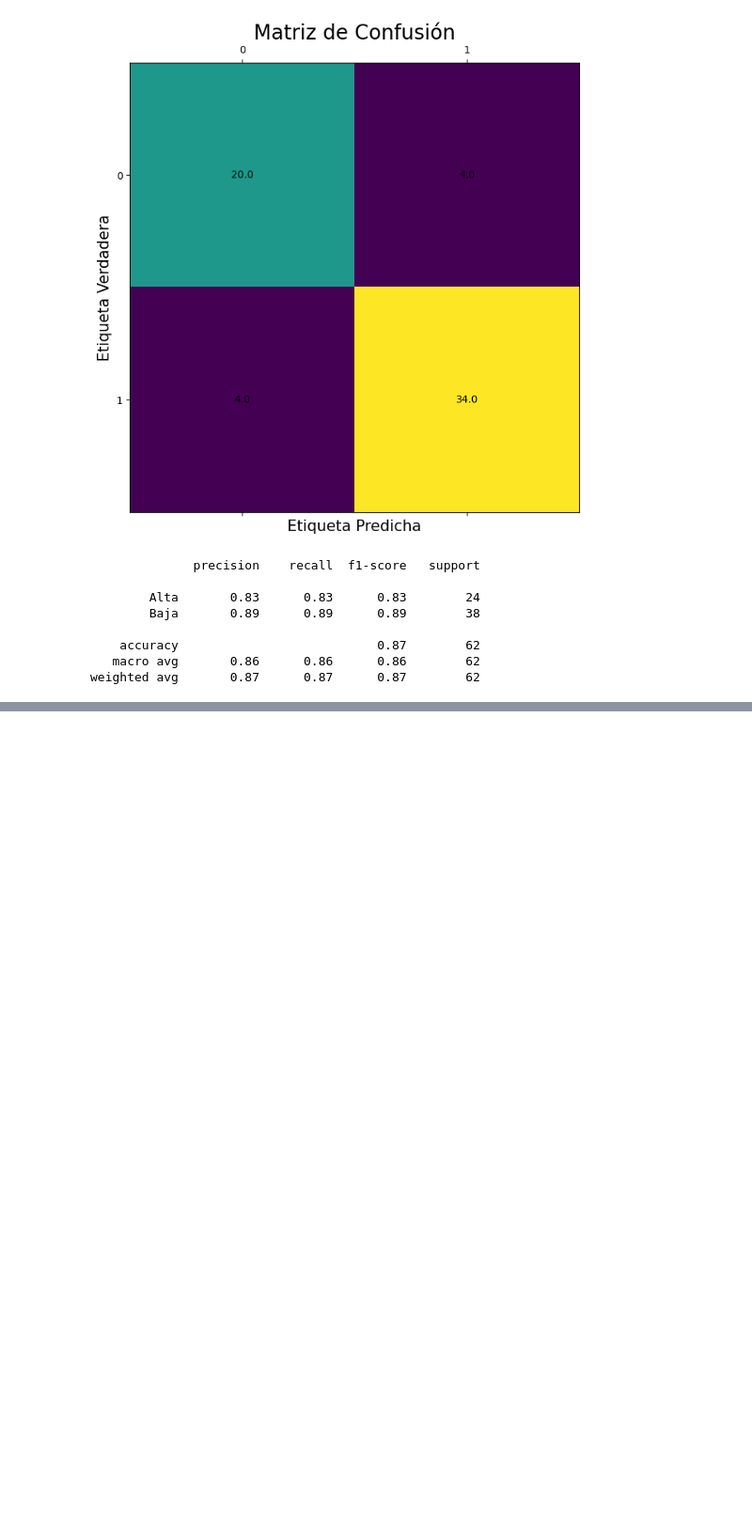
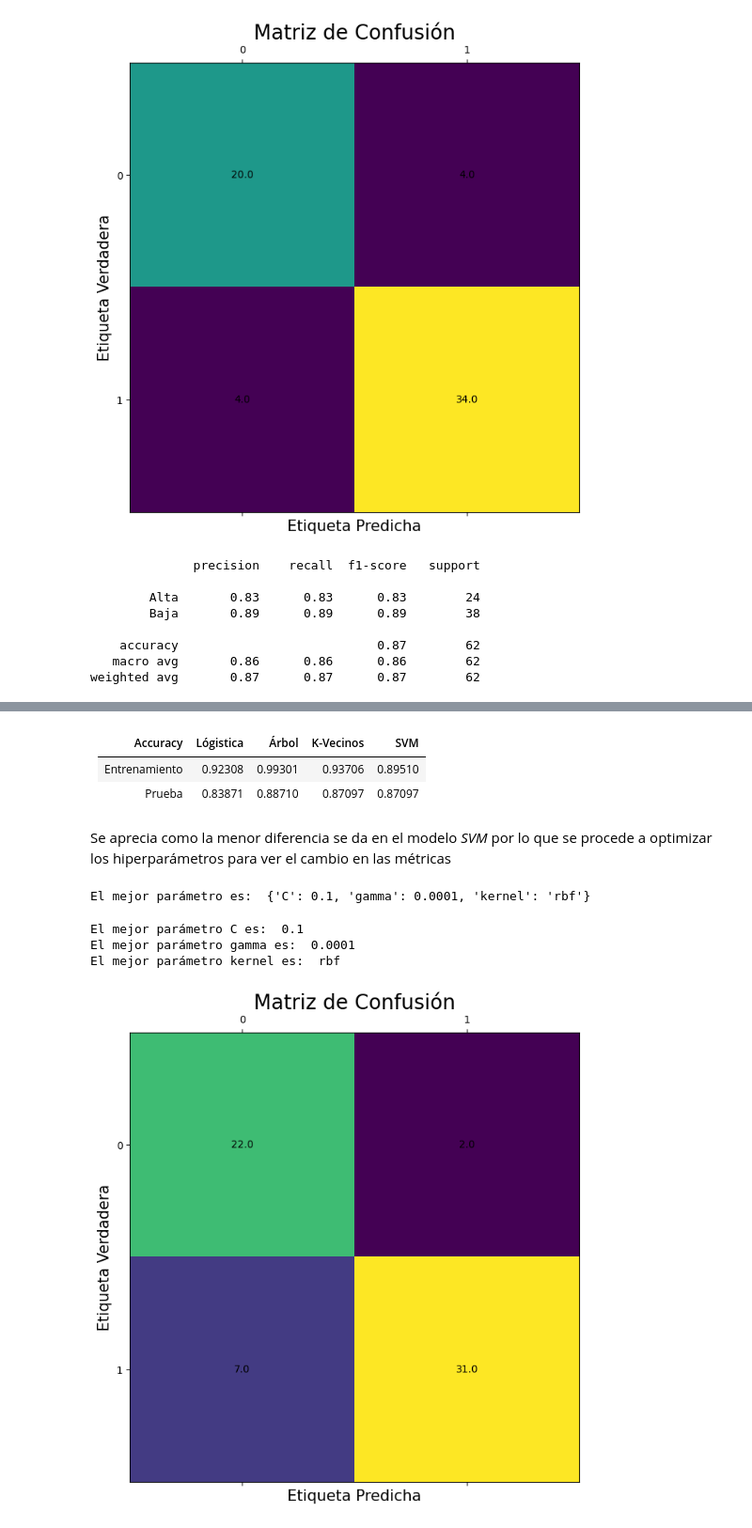
Before and after one commit to Juancito2085/Integrador-M6, a Jupyter notebook: Modelado.ipynb, the cells around one changed output, grey strips where cells are left out. Shown: that part at 94% size. Drawn from its saved outputs; the diff is of its cells as text; code cells hidden in the pictures; blank space fills up the shorter version.

```diff
--- a/Modelado.ipynb
+++ b/Modelado.ipynb
@@ -425,0 +452,42 @@ weighted avg       0.87      0.87      0.87        62
+# %% [markdown]
+|Accuracy|Lógistica|Árbol|K-Vecinos|SVM|
+|--------|---------|-----|---------|---|
+|Entrenamiento|0.92308|0.99301|0.93706|0.89510|
+|Prueba|0.83871|0.88710|0.87097|0.87097|
+# %% [markdown]
+Se aprecia como la menor diferencia se da en el modelo *SVM* por lo que se procede a optimizar los hiperparámetros para ver el cambio en las métricas
+# %%
+param_grid = {'C': [0.1, 1, 10, 100, 1000],
+              'gamma': [1, 0.1, 0.01, 0.001, 0.0001],
+              'kernel': ['rbf']}
+grid_search=GridSearchCV(svm,param_grid,cv=5,scoring=('roc_auc'))
+grid_search.fit(x_train,y_train)
+print(f'El mejor parámetro es: ',grid_search.best_params_)
+# %% [output]
+El mejor parámetro es:  {'C': 0.1, 'gamma': 0.0001, 'kernel': 'rbf'}
+# %%
+best_C=grid_search.best_params_['C']
+best_gamma=grid_search.best_params_['gamma']
+best_kernel=grid_search.best_params_['kernel']
+print(f'El mejor parámetro C es: ',best_C)
+print(f'El mejor parámetro gamma es: ',best_gamma)
+print(f'El mejor parámetro kernel es: ',best_kernel)
+# %% [output]
+El mejor parámetro C es:  0.1
+El mejor parámetro gamma es:  0.0001
+El mejor parámetro kernel es:  rbf
+# %%
+svm=SVC(C=best_C,gamma=best_gamma,kernel=best_kernel)
+svm.fit(x_train,y_train)
+y_predict=svm.predict(x_test)
+# %%
+cm = confusion_matrix(y_test, y_predict)
+fig, ax = plt.subplots(figsize=(12,8))
+ax.matshow(cm)
+plt.title('Matriz de Confusión', fontsize=20)
+plt.ylabel('Etiqueta Verdadera', fontsize=15)
+plt.xlabel('Etiqueta Predicha', fontsize=15)
+for (i, j), z in np.ndenumerate(cm):
+    ax.text(j, i, '{:0.1f}'.format(z), ha='center', va='center')
+# %% [output]
+[figure, added]
```
Also changed, not shown: parts of 11 cells of this notebook, 1 other file.
